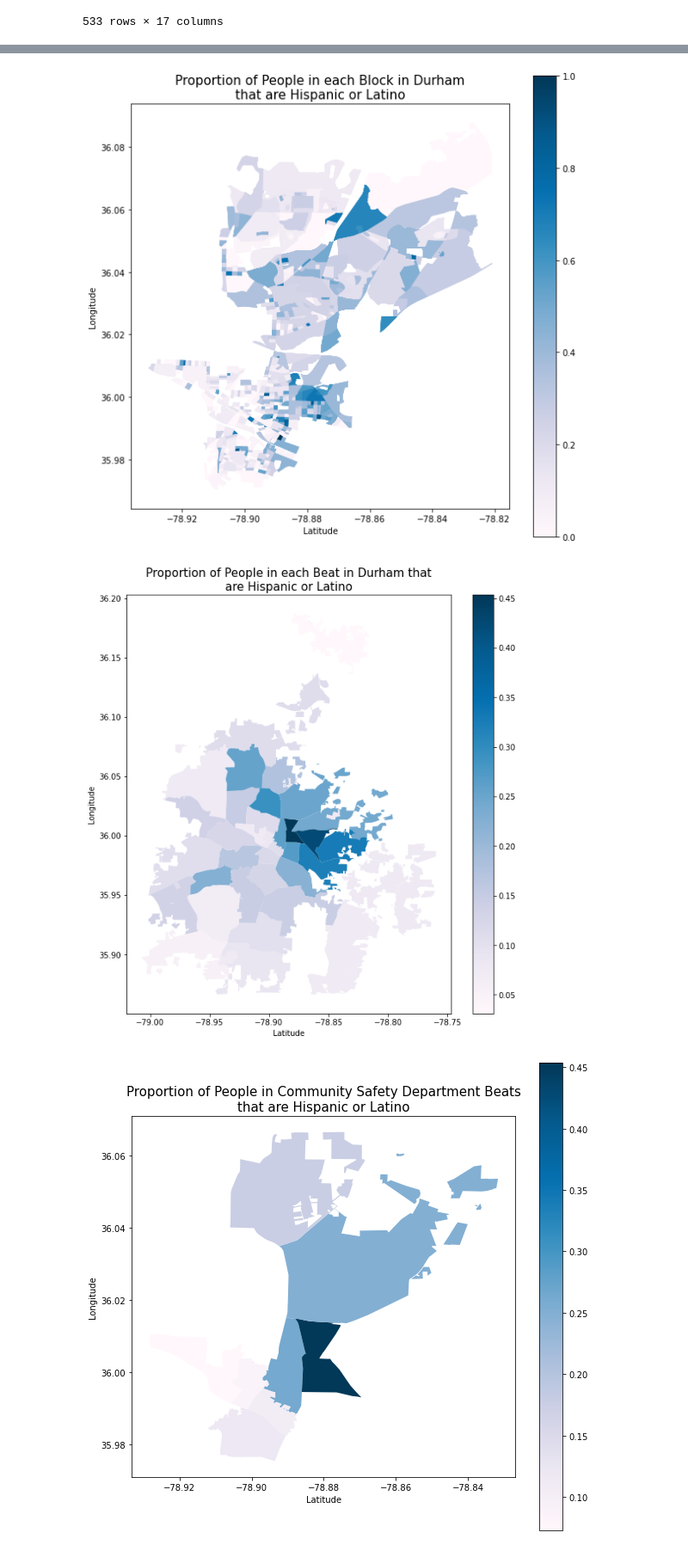
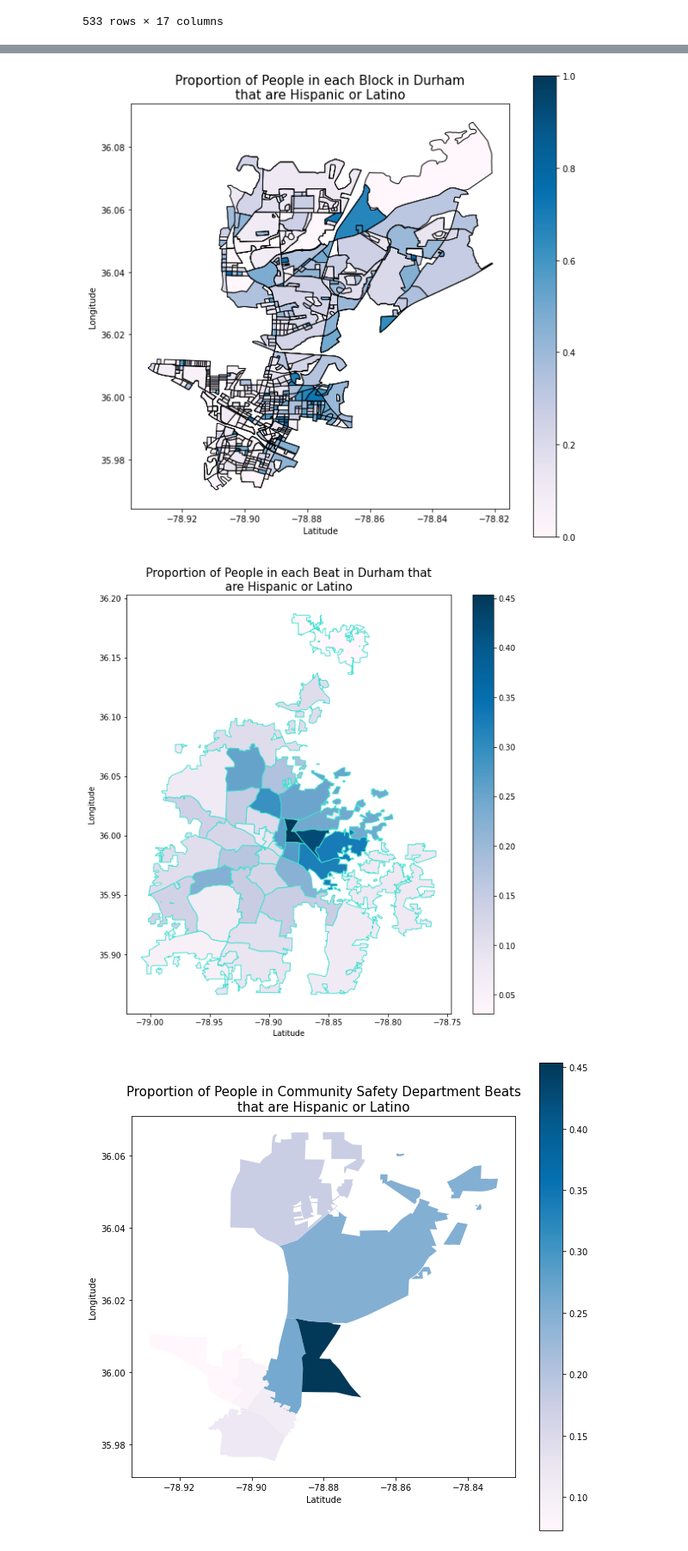
Before and after one commit to sadiesheridan/dataplus-project27-community-safety-durham, a Jupyter notebook: 10_code/hispanicanalysis.ipynb, the cells around one changed output, grey strips where cells are left out. Shown at 86% size. Cells and saved outputs as stored; diff of their text form; code cells hidden in the pictures.

```diff
--- a/10_code/hispanicanalysis.ipynb
+++ b/10_code/hispanicanalysis.ipynb
@@ -182,17 +182,17 @@ blockswithhispanics.head(3)
 # %%
 #Plot chloropleth map with merged data
 fig, ax = plt.subplots(figsize = (10,10))
 blockswithhispanics.plot(column='prophispanic',
                                 legend=True,
-                                cmap="PuBu", ax=ax, aspect=1);
+                                cmap="PuBu", ax=ax, aspect=1, edgecolor = 'black');
 
 # ax.set(title='Number of Calls by Police Beat')
 plt.title("Proportion of People in each Block in Durham\nthat are Hispanic or Latino", fontsize = 15)
 plt.xlabel("Latitude")
 plt.ylabel("Longitude")
 plt.show()
 # %% [output]
-[figure, old version]
+[figure, new version]
 # %%
 #putting race data into the police beat and block data
 beatswithhispanics = gpd.sjoin(cblockDurhamBeats, durhamhispanicmap)
@@ -205,7 +205,7 @@ hispanicsineachbeat['prophispanic']= hispanicsineachbeat['total_hispanic_or_lati
 fig, ax = plt.subplots(figsize = (10,10))
 hispanicsineachbeat.plot(column='prophispanic',
                                 legend=True,
-                                cmap="PuBu", ax=ax, aspect=1);
+                                cmap="PuBu", ax=ax, aspect=1, edgecolor = 'turquoise');
 
 # ax.set(title='Number of Calls by Police Beat')
 plt.title("Proportion of People in each Beat in Durham that\nare Hispanic or Latino", fontsize = 15)
@@ -213,7 +213,7 @@ plt.xlabel("Latitude")
 plt.ylabel("Longitude")
 plt.show()
 # %% [output]
-[figure, old version]
+[figure, new version]
 # %%
 commsafebeatswithhispanics = gpd.sjoin(cblockcommsafebeats, durhamhispanicmap)
 commsafepopsumbybeat = commsafebeatswithhispanics.groupby('Beat', as_index=False).sum()
```
